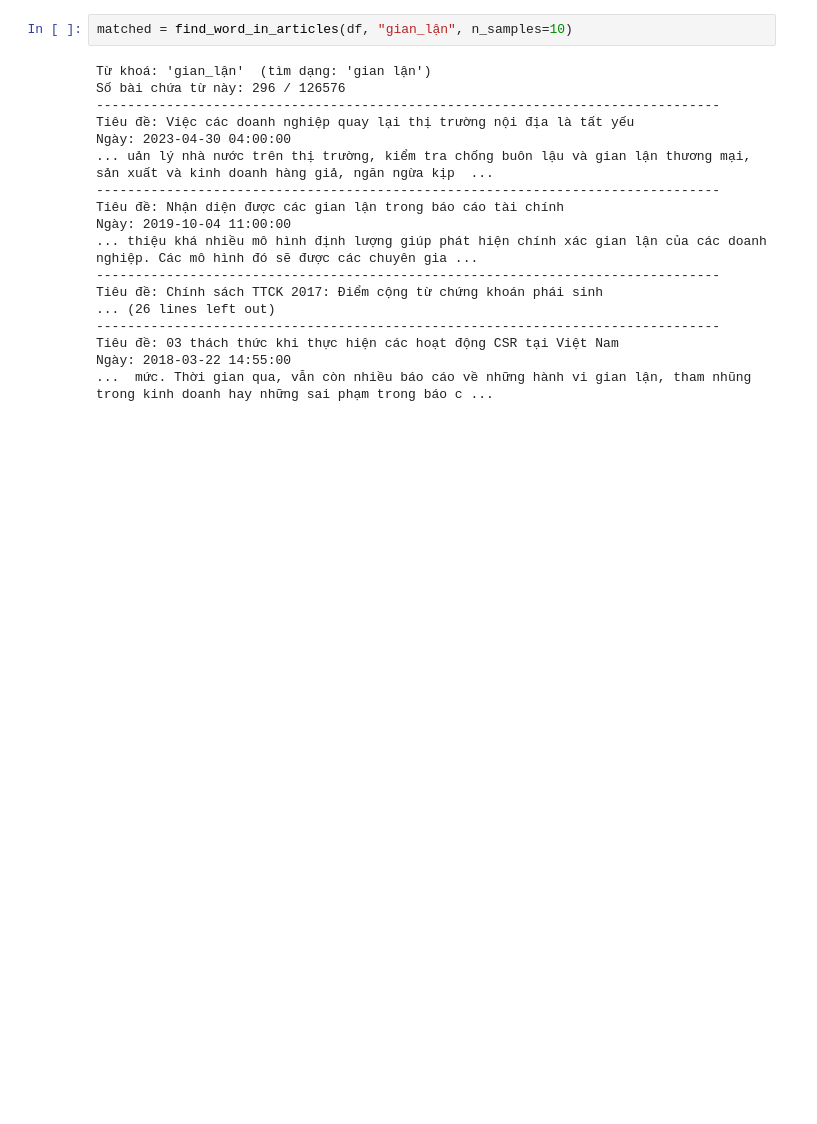
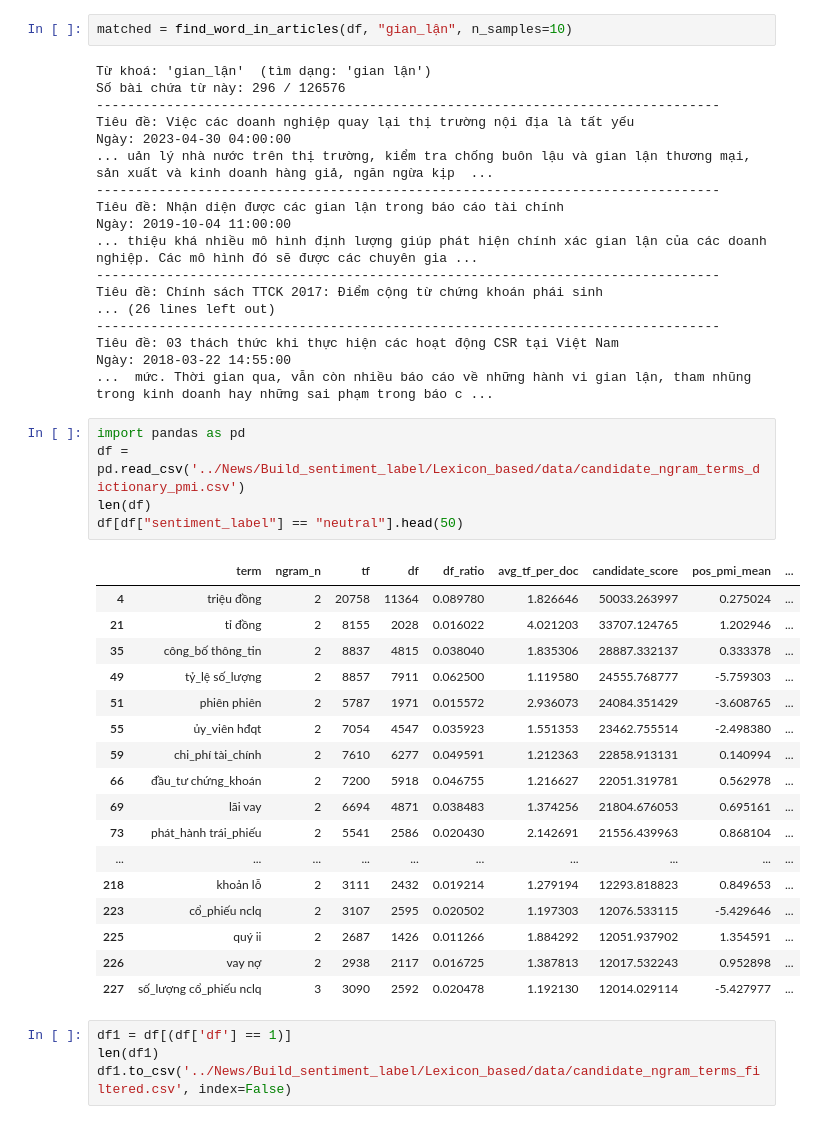
Before and after one commit to doankhang255/project3T, a Jupyter notebook: Other/dsa.ipynb, the cells around one changed output. Drawn from its saved outputs; the diff is of its cells as text; blank space fills up the shorter version.

```diff
--- a/Other/dsa.ipynb
+++ b/Other/dsa.ipynb
@@ -179,3 +179,30 @@ Tiêu đề: Chính sách TTCK 2017: Điểm cộng từ chứng khoán phái si
 Tiêu đề: 03 thách thức khi thực hiện các hoạt động CSR tại Việt Nam
 Ngày: 2018-03-22 14:55:00
 ...  mức. Thời gian qua, vẫn còn nhiều báo cáo về những hành vi gian lận, tham nhũng trong kinh doanh hay những sai phạm trong báo c ...
+# %%
+import pandas as pd
+df = pd.read_csv('../News/Build_sentiment_label/Lexicon_based/data/candidate_ngram_terms_dictionary_pmi.csv')
+len(df)
+df[df["sentiment_label"] == "neutral"].head(50)
+# %% [output]
+|  | term | ngram_n | tf | df | df_ratio | avg_tf_per_doc | candidate_score | pos_pmi_mean | ... |
+| 4 | triệu đồng | 2 | 20758 | 11364 | 0.089780 | 1.826646 | 50033.263997 | 0.275024 | ... |
+| 21 | tỉ đồng | 2 | 8155 | 2028 | 0.016022 | 4.021203 | 33707.124765 | 1.202946 | ... |
+| 35 | công_bố thông_tin | 2 | 8837 | 4815 | 0.038040 | 1.835306 | 28887.332137 | 0.333378 | ... |
+| 49 | tỷ_lệ số_lượng | 2 | 8857 | 7911 | 0.062500 | 1.119580 | 24555.768777 | -5.759303 | ... |
+| 51 | phiên phiên | 2 | 5787 | 1971 | 0.015572 | 2.936073 | 24084.351429 | -3.608765 | ... |
+| 55 | ủy_viên hđqt | 2 | 7054 | 4547 | 0.035923 | 1.551353 | 23462.755514 | -2.498380 | ... |
+| 59 | chi_phí tài_chính | 2 | 7610 | 6277 | 0.049591 | 1.212363 | 22858.913131 | 0.140994 | ... |
+| 66 | đầu_tư chứng_khoán | 2 | 7200 | 5918 | 0.046755 | 1.216627 | 22051.319781 | 0.562978 | ... |
+| 69 | lãi vay | 2 | 6694 | 4871 | 0.038483 | 1.374256 | 21804.676053 | 0.695161 | ... |
+| 73 | phát_hành trái_phiếu | 2 | 5541 | 2586 | 0.020430 | 2.142691 | 21556.439963 | 0.868104 | ... |
+| ... | ... | ... | ... | ... | ... | ... | ... | ... | ... |
+| 218 | khoản lỗ | 2 | 3111 | 2432 | 0.019214 | 1.279194 | 12293.818823 | 0.849653 | ... |
+| 223 | cổ_phiếu nclq | 2 | 3107 | 2595 | 0.020502 | 1.197303 | 12076.533115 | -5.429646 | ... |
+| 225 | quý ii | 2 | 2687 | 1426 | 0.011266 | 1.884292 | 12051.937902 | 1.354591 | ... |
+| 226 | vay nợ | 2 | 2938 | 2117 | 0.016725 | 1.387813 | 12017.532243 | 0.952898 | ... |
+| 227 | số_lượng cổ_phiếu nclq | 3 | 3090 | 2592 | 0.020478 | 1.192130 | 12014.029114 | -5.427977 | ... |
+# %%
+df1 = df[(df['df'] == 1)]
+len(df1)
+df1.to_csv('../News/Build_sentiment_label/Lexicon_based/data/candidate_ngram_terms_filtered.csv', index=False)
```
Also changed, not shown: 6 other files.
